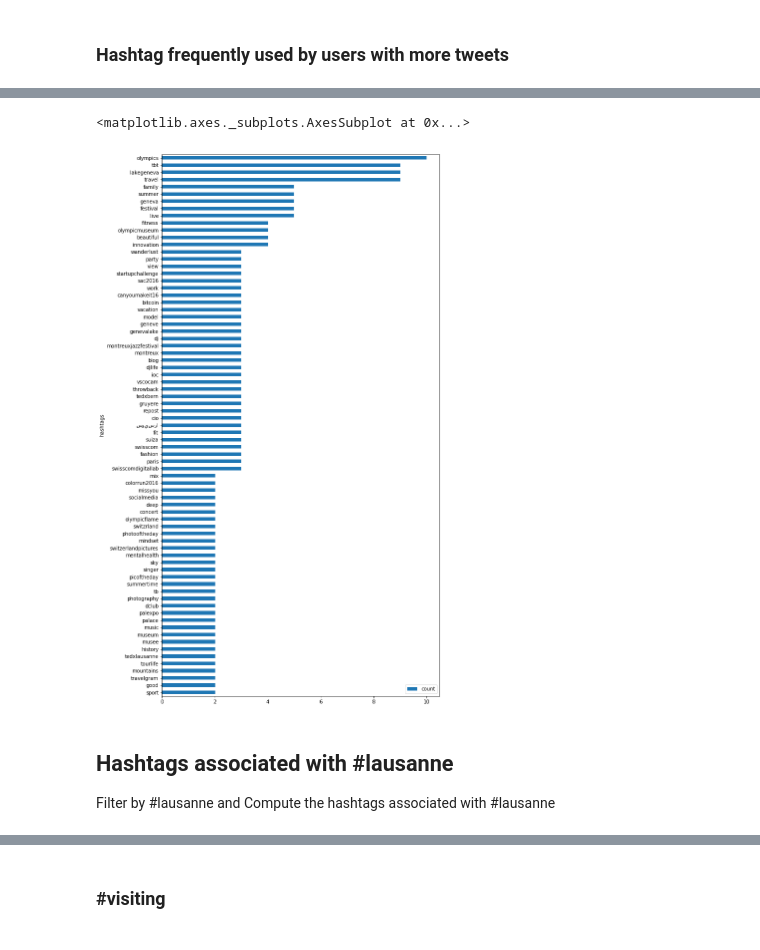
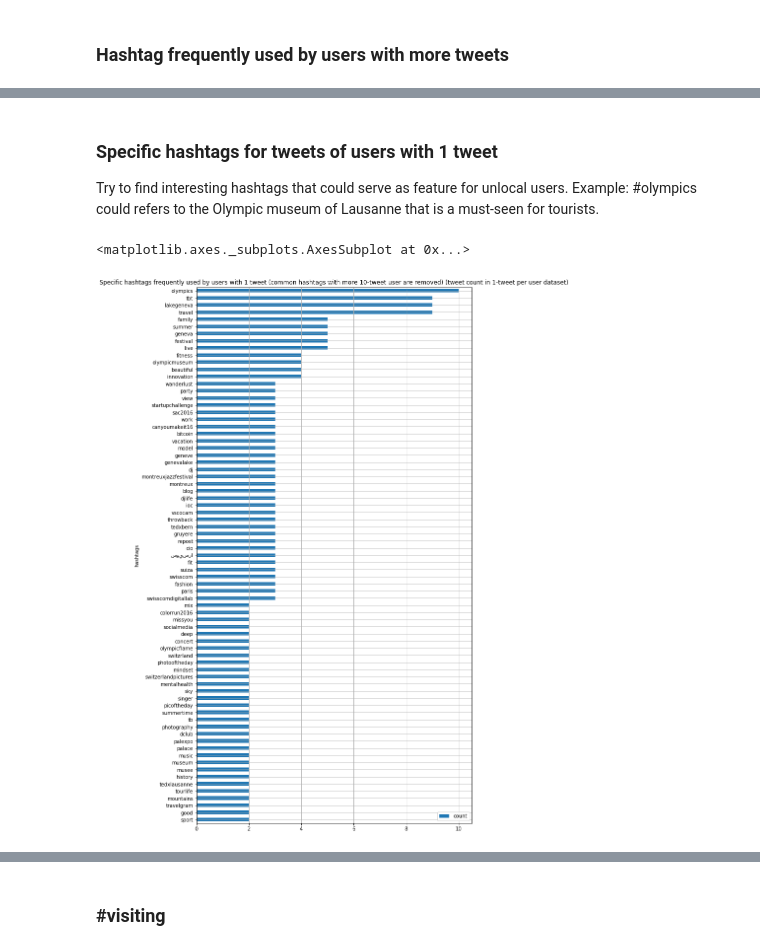
Before and after one commit to valstrl/CSM-project, a Jupyter notebook: CSM-project.ipynb, the cells around one changed output, grey strips where cells are left out. Drawn from its saved outputs; the diff is of its cells as text; code cells hidden in the pictures.

```diff
--- a/CSM-project.ipynb
+++ b/CSM-project.ipynb
@@ -239,9 +244,10 @@ specific_to_multiple[specific_to_multiple['count']>1].iloc[::-1].plot(kind='barh
+# %% [markdown]
+### Specific hashtags for tweets of users with 1 tweet
+
+Try to find interesting hashtags that could serve as feature for unlocal users. Example: #olympics could refers to the Olympic museum of Lausanne that is a must-seen for tourists.
 # %%
 specific_to_1=frequent_hashtag_1[[x not in intersect_ind for x in frequent_hashtag_1.index.values]]
-specific_to_1[specific_to_1['count']>1].iloc[::-1].plot(kind='barh', figsize=(10,20))
+specific_to_1[specific_to_1['count']>1].iloc[::-1].plot(kind='barh', figsize=(10,20), grid=True, title='Specific hashtags frequently used by users with 1 tweet (common hashtags with more 10-tweet user are removed) (tweet count in 1-tweet per user dataset)')
 # %% [output]
 <matplotlib.axes._subplots.AxesSubplot at 0x...>
-[figure, old version]
+[figure, new version]
-# %% [markdown]
-## Hashtags associated with \#lausanne
-Filter by #lausanne  and Compute the hashtags associated with \#lausanne
```
Also changed, not shown: parts of 66 cells of this notebook.
